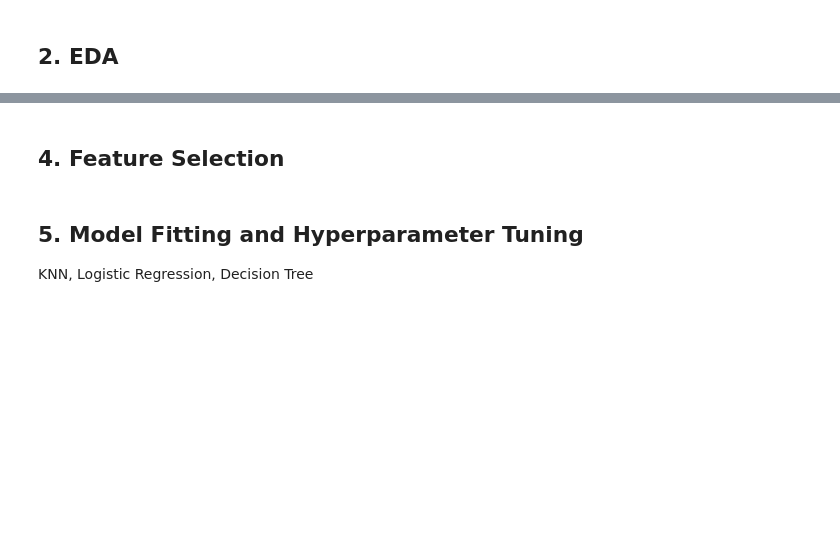
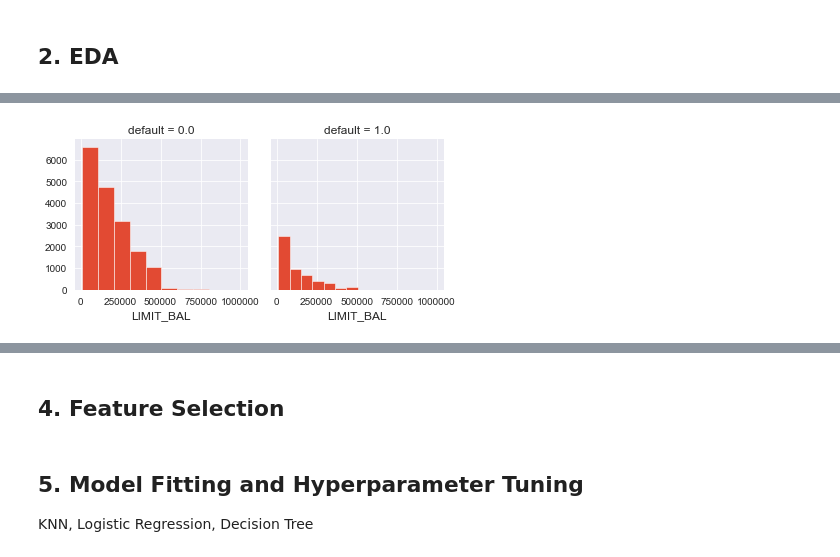
Before and after one commit to drdips/nyc-mhtn-ds-051120-lectures, a Jupyter notebook: Mod_3/bake_off/classification-bakeoff-template-Copy1.ipynb, the cells around one changed output, grey strips where cells are left out. Saved outputs shown, nothing was run; the diff lists cells and outputs as text; code cells hidden in the pictures; blank space fills up the shorter version.

```diff
--- a/Mod_3/bake_off/classification-bakeoff-template-Copy1.ipynb
+++ b/Mod_3/bake_off/classification-bakeoff-template-Copy1.ipynb
@@ -147,0 +227,5 @@ X.iloc[[0]]
+# %%
+g = sns.FacetGrid(df, col = 'default')
+g.map(plt.hist, 'LIMIT_BAL');
+# %% [output]
+[figure, added]
```
Also changed, not shown: parts of 79 cells of this notebook, 6 other files.
